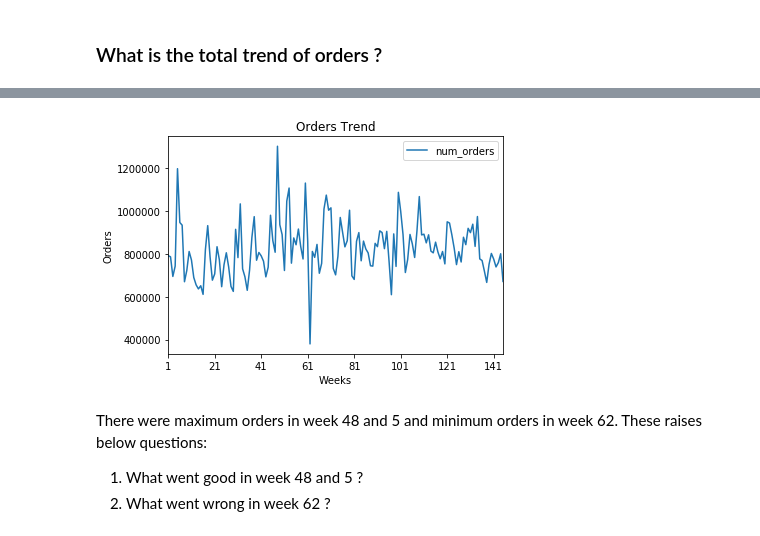
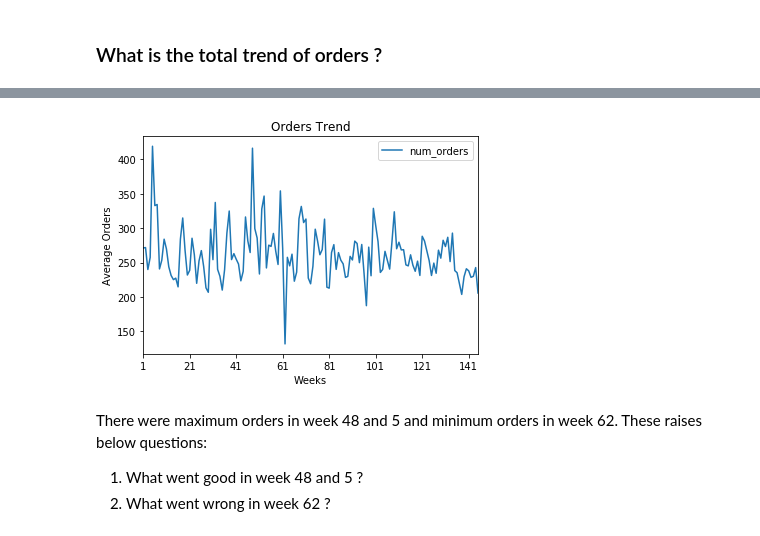
Before and after one commit to monilgudhka/food_demand_forecasting, a Jupyter notebook: data_analysis/story_telling.ipynb, the cells around one changed output, grey strips where cells are left out. Drawn from its saved outputs; the diff is of its cells as text; code cells hidden in the pictures.

```diff
--- a/data_analysis/story_telling.ipynb
+++ b/data_analysis/story_telling.ipynb
@@ -17,7 +17,7 @@ dataset.head()
 | 1448490 | 40 | 1 | 55 | 2631 | 243.50 | 242.50 | 0 | ... |
 # %%
 categorical_columns = ['week', 'center_id', 'meal_id', 'emailer_for_promotion', 'homepage_featured', 'city_code',
-                       'region_code', 'center_type', 'category', 'cuisine']
+                       'region_code', 'center_type', 'category', 'cuisine','year','month','week_in_month']
 for column in categorical_columns:
     dataset[column] = dataset[column].astype('category')
 dataset.info()
@@ -57,11 +44,13 @@ overall_orders_trend.head()
 # %%
+overall_orders_trend = dataset[['week', 'num_orders']].groupby('week').mean()
+
 overall_orders_trend.reset_index().plot('week', 'num_orders')
 _ = plt.title("Orders Trend")
 _ = plt.xlabel("Weeks")
-_ = plt.ylabel("Orders")
+_ = plt.ylabel("Average Orders")
 plt.show()
 # %% [output]
-[figure, old version]
+[figure, new version]
 # %% [markdown]
 There were maximum orders in week 48 and 5 and minimum orders in week 62. These raises below questions:
 1. What went good in week 48 and 5 ?
```
Also changed, not shown: parts of 34 cells of this notebook.
